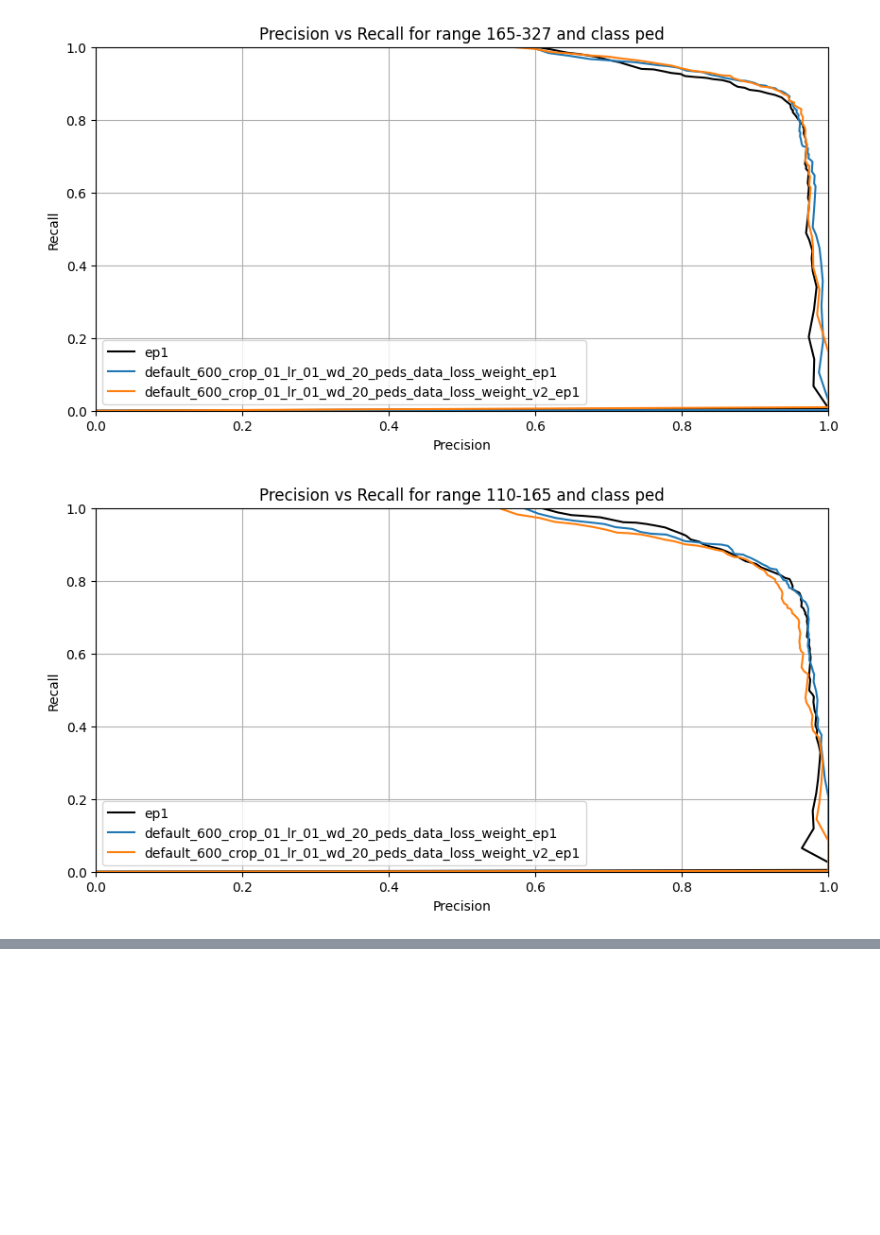
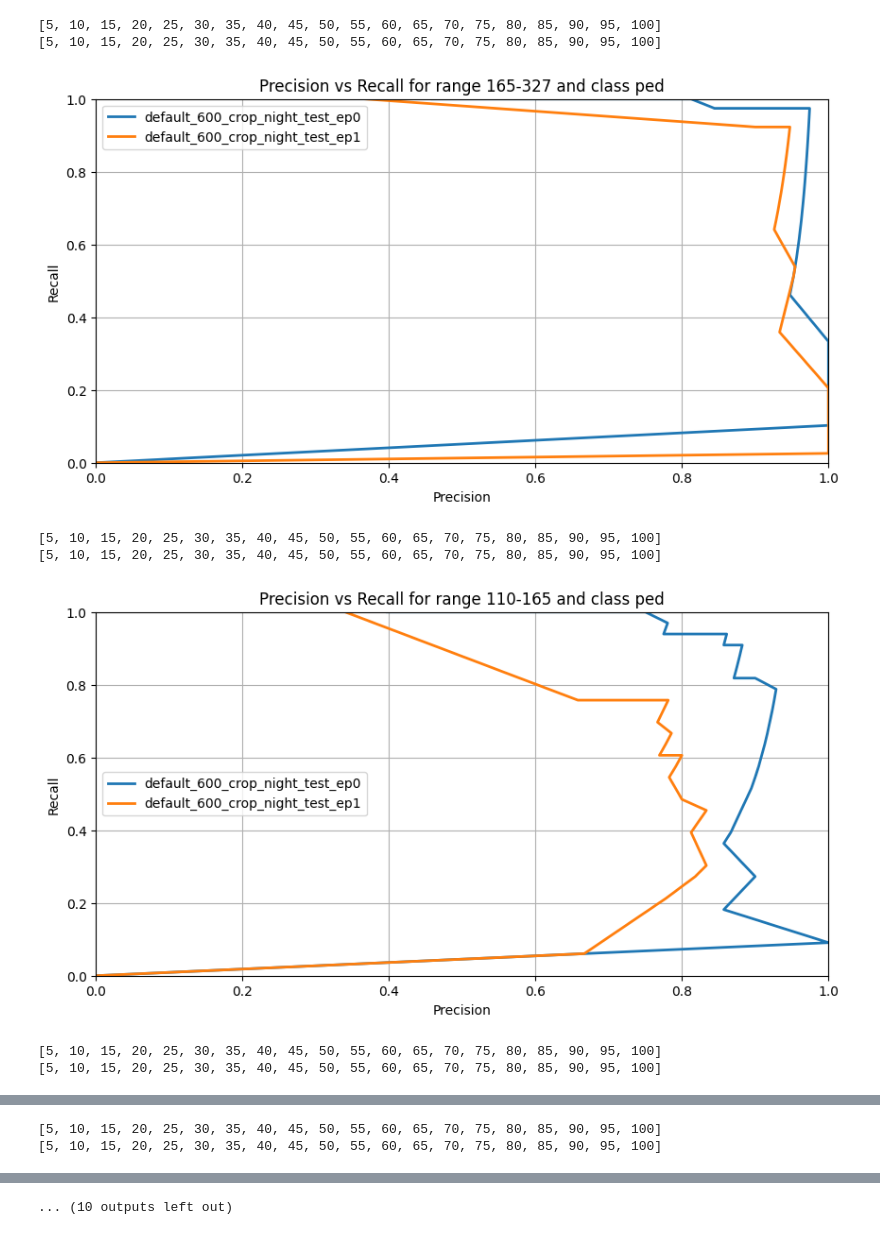
Before and after one commit to ArthurHartAB/codetr, a Jupyter notebook: data_tools/draw_pr.ipynb, the cells around one changed output, grey strips where cells are left out. Cells and saved outputs as stored; diff of their text form; code cells hidden in the pictures; blank space fills up the shorter version.

```diff
--- a/data_tools/draw_pr.ipynb
+++ b/data_tools/draw_pr.ipynb
@@ -81,18 +82,20 @@ for name, rec in recs.items():
     bins[name] = [bins_data[i].keys() for i in range(data_dict[name])]
     recalls[name] = [bins_data[i].values() for i in range(data_dict[name])]
 
-
-
 plt.figure(figsize=(10, 5))
 
 plot_dict = {'default_600_crop_01_lr_01_wd' : [],
-             'default_600_crop_01_lr_01_wd_20_peds_data' : [],
-             'default_600_crop_01_lr_01_wd_20_peds_data_loss_weight' : [1],
-             'default_600_crop_01_lr_01_wd_20_peds_data_loss_weight_v2' : [1],
+             #'default_600_crop_01_lr_01_wd_20_peds_data' : [6],
+             #'default_600_crop_01_lr_01_wd_20_peds_data_loss_weight' : [7],
+             #'default_600_crop_01_lr_01_wd_20_peds_data_loss_weight_v2' : [1],
              #'default_600_crop_01_lr_20_peds_data' : []
+              'default_600_crop_01_lr_01_wd_20_peds_data_beta_0_gamma_0' : [1],
+              'default_600_crop_01_lr_01_wd_20_peds_data_beta_1' : [13]
              }
 
-plt.plot(bins['default_600_crop_01_lr_01_wd'][0], recalls['default_600_crop_01_lr_01_wd'][0], marker='o', linestyle='-', label = 'default', color = 'black')
+plot_dict = {'default_600_crop_night_test' : [0, 1]}
+
+#plt.plot(bins['default_600_crop_01_lr_01_wd'][0], recalls['default_600_crop_01_lr_01_wd'][0], marker='o', linestyle='-', label = 'default', color = 'black')
 
 for name, indices in plot_dict.items():
     for i in indices:
@@ -113,5 +116,11 @@ default_600_crop_01_lr_01_wd_20_peds_data_loss_weight_v2_ep1
 # %%
+import matplotlib.pyplot as plt
+import numpy as np
+import random
 
+# Generate random colors for each threshold
+thresholds_list = list(range(5, 101, 5))
+threshold_colors = {threshold: (random.random(), random.random(), random.random()) for threshold in thresholds_list}
 
 # Extract unique ranges from any experiment (assuming all experiments have the same ranges)
 ranges = pr[list(pr.keys())[0]][0][pr[list(pr.keys())[0]][0].family == cls].range.unique()
@@ -119,21 +128,40 @@ ranges = pr[list(pr.keys())[0]][0][pr[list(pr.keys())[0]][0].family == cls].rang
 # Iterate through all ranges
 for rng in ranges:
     plt.figure(figsize=(10, 5))  # Create a new figure for each range
+
+    # Default experiment plotting
+    #name = 'default_600_crop_01_lr_01_wd'
+    #precisions = pr[name][0][(pr[name][0].range == rng) & (pr[name][0].family == cls)].precision.values
+    #recalls = pr[name][0][(pr[name][0].range == rng) & (pr[name][0].family == cls)].recall.values
+    #thresholds = pr[name][0][(pr[name][0].range == rng) & (pr[name][0].family == cls)].threshold.values
+
+    # Plot Precision vs Recall for default experiment
+    #plt.plot(precisions, recalls, label=f'ep{0}', color='black')
+
+    # Plot dots for specified thresholds on the curve
+    #for threshold in thresholds_list:
+    #    if threshold in thresholds:
+    #        idx = list(thresholds).index(threshold)
+    #        plt.plot(precisions[idx], recalls[idx], 'o', color=threshold_colors[threshold])  # Dots for default experiment
+
     # Iterate through the experiments specified in plot_dict
-
-    name = 'default_600_crop_01_lr_01_wd'
-    precisions = pr[name][0][(pr[name][0].range == rng) & (pr[name][0].family == cls)].precision.values
-    recalls = pr[name][0][(pr[name][0].range == rng) & (pr[name][0].family == cls)].recall.values
-            # Plot Precision vs Recall
-    plt.plot(precisions, recalls, label=f'ep{i}', color = 'black')
-
     for name, indices in plot_dict.items():
         for i in indices:
             # Filter data for the current range and class
             precisions = pr[name][i][(pr[name][i].range == rng) & (pr[name][i].family == cls)].precision.values
             recalls = pr[name][i][(pr[name][i].range == rng) & (pr[name][i].family == cls)].recall.values
-            # Plot Precision vs Recall
-            plt.plot(precisions, recalls, label=f'{name}_ep{i}')
+            thresholds = pr[name][i][(pr[name][i].range == rng) & (pr[name][i].family == cls)].threshold.values
+
+            # Plot Precision vs Recall for current experiment
+            plt.plot(precisions, recalls, label=f'{name}_ep{i}', linewidth=2)
+
+            print (thresholds_list)
+
+            # Plot dots for specified thresholds on the curve
+            #for threshold in thresholds_list:
+            #    if threshold in thresholds:
+            #        idx = list(thresholds).index(threshold)
+            #        plt.plot(precisions[idx], recalls[idx], 'o', color=threshold_colors[threshold])  # Dots for current experiment
 
     # Set plot labels and title
     plt.ylabel('Recall')
@@ -149,2 +179,8 @@ for rng in ranges:
+[5, 10, 15, 20, 25, 30, 35, 40, 45, 50, 55, 60, 65, 70, 75, 80, 85, 90, 95, 100]
+[5, 10, 15, 20, 25, 30, 35, 40, 45, 50, 55, 60, 65, 70, 75, 80, 85, 90, 95, 100]
-[figure, old version]
+[figure, new version]
+[5, 10, 15, 20, 25, 30, 35, 40, 45, 50, 55, 60, 65, 70, 75, 80, 85, 90, 95, 100]
+[5, 10, 15, 20, 25, 30, 35, 40, 45, 50, 55, 60, 65, 70, 75, 80, 85, 90, 95, 100]
-[figure, old version]
+[figure, new version]
+[5, 10, 15, 20, 25, 30, 35, 40, 45, 50, 55, 60, 65, 70, 75, 80, 85, 90, 95, 100]
+[5, 10, 15, 20, 25, 30, 35, 40, 45, 50, 55, 60, 65, 70, 75, 80, 85, 90, 95, 100]
@@ -151,0 +188,2 @@ for rng in ranges:
+[5, 10, 15, 20, 25, 30, 35, 40, 45, 50, 55, 60, 65, 70, 75, 80, 85, 90, 95, 100]
+[5, 10, 15, 20, 25, 30, 35, 40, 45, 50, 55, 60, 65, 70, 75, 80, 85, 90, 95, 100]
@@ -158,0 +194 @@ for rng in ranges:
+... (10 outputs left out)
```
Also changed, not shown: parts of 3 cells of this notebook, 11 other files.
